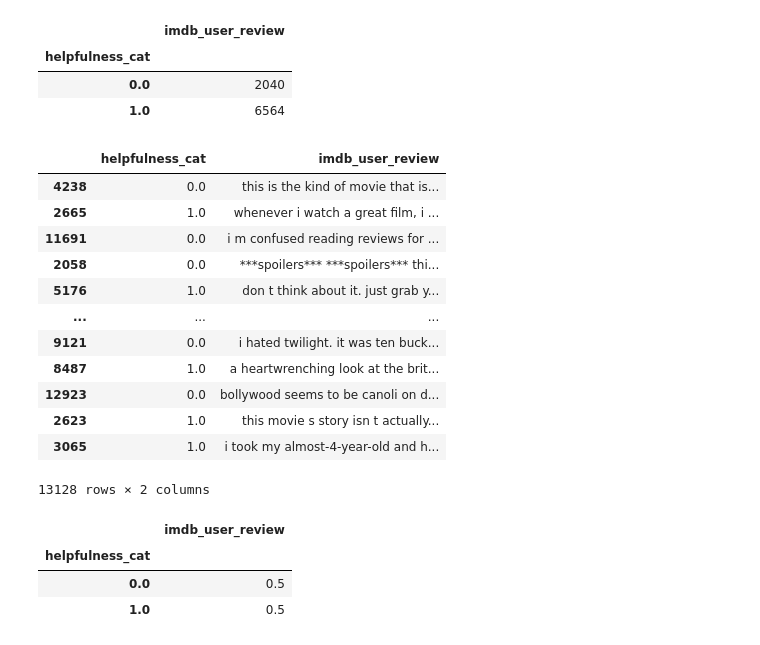
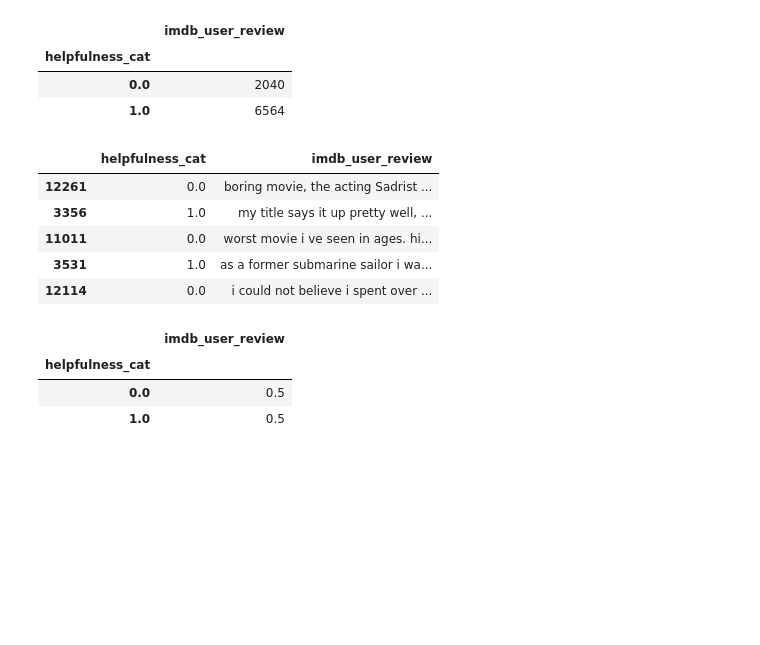
Before and after one commit to happysoymilk/movie-review-classifier, a Jupyter notebook: NLP_FCP.ipynb, the cells around one changed output. Drawn from its saved outputs; the diff is of its cells as text; code cells hidden in the pictures; blank space fills up the shorter version.

```diff
--- a/NLP_FCP.ipynb
+++ b/NLP_FCP.ipynb
@@ -352,0 +352,22 @@ for item in train.loc[:, "imdb_user_review"].to_list():
+# %%
+def basic_clean(text):
+    """
+    Remove \\,\n,\t,... from text
+    Remove whitespace from text
+    change to lowercase
+    """
+
+    # Replacing all the occurrences of \n,\\n,\t,\\ with a space.
+    Formatted_text = text.replace('\\n', ' ').replace('\n', ' ').replace('\t',' ').replace('\'', '').replace('"',' ')
+    pattern = re.compile(r'\s+')
+    Formatted_text = Formatted_text.lower()
+    Formatted_text = Formatted_text.replace(r'u00b4','')
+    Formatted_text = Formatted_text.replace(r'u0085', '')
+    Formatted_text = Formatted_text.replace('\\',' ')
+    Without_whitespace = re.sub(pattern, ' ', Formatted_text)
+    Formatted_text = Without_whitespace.replace('?', ' ? ').replace(')', ') ')
+    without_digit = re.sub(r'[^A-Za-z0-9]+'," ", Formatted_text)
+    final_text = ''.join([i for i in without_digit if not i.isdigit()])
+    return final_text
+# %%
+train['imdb_user_review'] = train['imdb_user_review'].apply(basic_clean)
@@ -352,0 +561,20 @@ for item in train.loc[:, "imdb_user_review"].to_list():
+# %%
+
+def basic_clean(text):
+    """
+    Remove \\,\n,\t,... from text
+    Remove whitespace from text
+    change to lowercase
+    """
+
+    # Replacing all the occurrences of \n,\\n,\t,\\ with a space.
+    Formatted_text = text.replace('\\n', ' ').replace('\n', ' ').replace('\t',' ').replace('\'', ' ').replace('"',' ')
+    pattern = re.compile(r'\s+')
+    Formatted_text = Formatted_text.lower()
+    Formatted_text = Formatted_text.replace('\\u00b4',' ').replace('\\',' ')
+    Without_whitespace = re.sub(pattern, ' ', Formatted_text)
+    Formatted_text = Without_whitespace.replace('?', ' ? ').replace(')', ') ')
+    return Formatted_text
+# %%
+# cleaning data
+train['imdb_user_review'] = train['imdb_user_review'].apply(basic_clean)
@@ -886,21 +1311,14 @@ def augment_text(df_train,df_unhelpful,num,pr=0.2):
 # %%
 Train_df = augment_text(Train_df,unhelpful_reviews,4524)
 # %%
-Train_df
+Train_df.head()
 # %% [output]
 |  | helpfulness_cat | imdb_user_review |
-| 4238 | 0.0 | this is the kind of movie that is... |
-| 2665 | 1.0 | whenever i watch a great film, i ... |
-| 11691 | 0.0 | i m confused reading reviews for ... |
-| 2058 | 0.0 | ***spoilers*** ***spoilers*** thi... |
-| 5176 | 1.0 | don t think about it. just grab y... |
-| ... | ... | ... |
-| 9121 | 0.0 | i hated twilight. it was ten buck... |
-| 8487 | 1.0 | a heartwrenching look at the brit... |
-| 12923 | 0.0 | bollywood seems to be canoli on d... |
-| 2623 | 1.0 | this movie s story isn t actually... |
-| 3065 | 1.0 | i took my almost-4-year-old and h... |
+| 12261 | 0.0 | boring movie, the acting Sadrist ... |
+| 3356 | 1.0 | my title says it up pretty well, ... |
+| 11011 | 0.0 | worst movie i ve seen in ages. hi... |
+| 3531 | 1.0 | as a former submarine sailor i wa... |
+| 12114 | 0.0 | i could not believe i spent over ... |
-13128 rows × 2 columns
 # %%
 # check the percentage of each label in the data set
 Train_df.groupby('helpfulness_cat').count()/len(Train_df)
```
Also changed, not shown: parts of 52 cells of this notebook, 13 other files.
